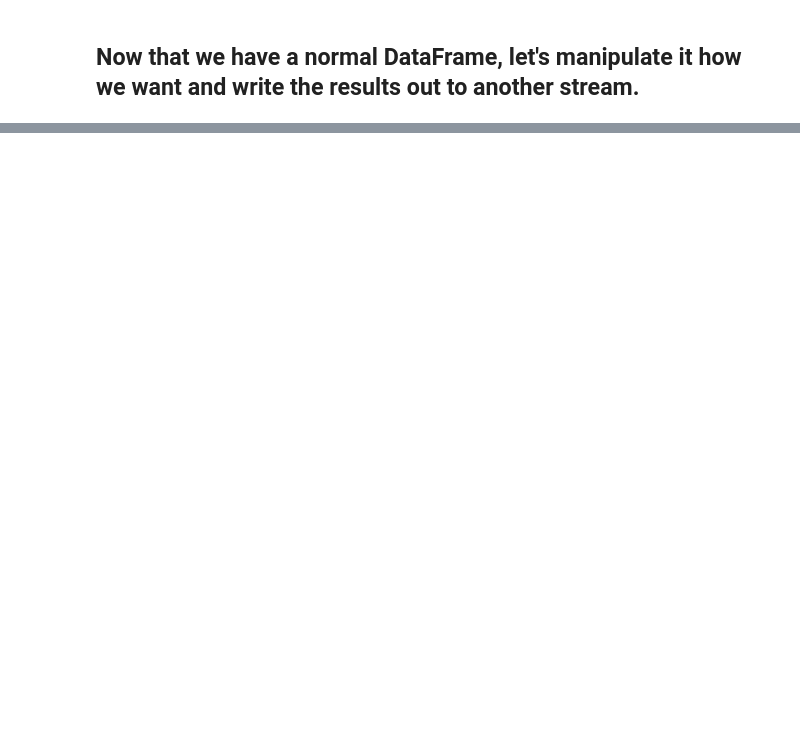
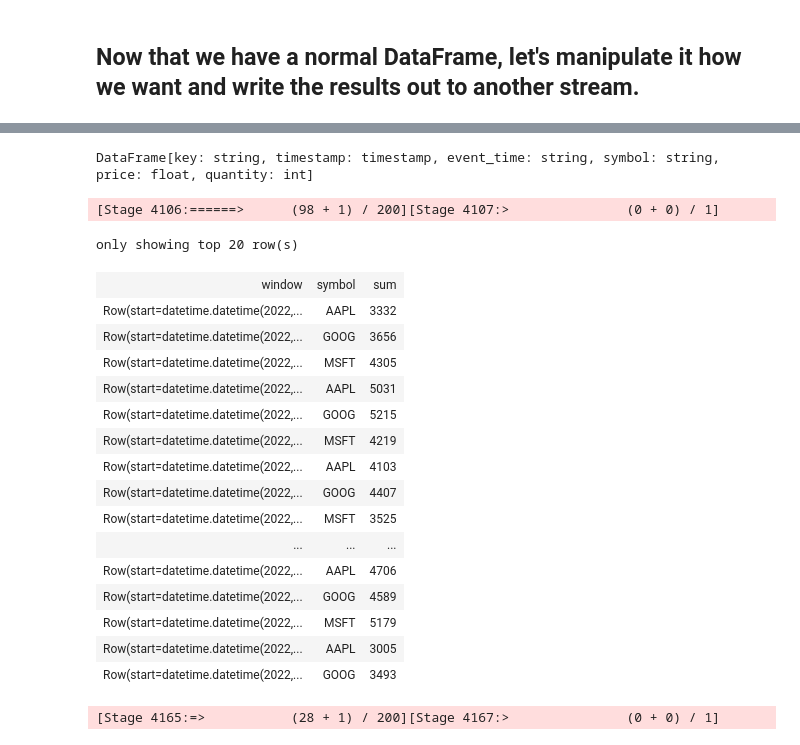
Before and after one commit to roitraining/kafka, a Jupyter notebook: ch02_spark_streaming/Spark-Streaming.ipynb, the cells around one changed output, grey strips where cells are left out. Cells and saved outputs as stored; diff of their text form; code cells hidden in the pictures; blank space fills up the shorter version.

```diff
--- a/ch02_spark_streaming/Spark-Streaming.ipynb
+++ b/ch02_spark_streaming/Spark-Streaming.ipynb
@@ -349,0 +365,34 @@ e7a1402b-f0b1-42d2-b6d0-a36d7f74d978
+# %%
+sliding_window = (df4.select("timestamp", "symbol","quantity")
+        .withWatermark("timestamp", "10 seconds")
+        .groupBy(window("timestamp", "30 seconds", "10 seconds").alias("window"), "symbol")
+        .agg(sum("quantity").alias("sum"))
+        )
+print(sliding_window)
+
+debug6 = write_memory(sliding_window, 'debug6')
+# %% [output]
+DataFrame[key: string, timestamp: timestamp, event_time: string, symbol: string, price: float, quantity: int]
+[Stage 4106:======>      (98 + 1) / 200][Stage 4107:>               (0 + 0) / 1]
+# %%
+%%sparksql
+select * from debug6 order by window desc, symbol limit 21
+# %% [output]
+only showing top 20 row(s)
+| window | symbol | sum |
+| Row(start=datetime.datetime(2022,... | AAPL | 3332 |
+| Row(start=datetime.datetime(2022,... | GOOG | 3656 |
+| Row(start=datetime.datetime(2022,... | MSFT | 4305 |
+| Row(start=datetime.datetime(2022,... | AAPL | 5031 |
+| Row(start=datetime.datetime(2022,... | GOOG | 5215 |
+| Row(start=datetime.datetime(2022,... | MSFT | 4219 |
+| Row(start=datetime.datetime(2022,... | AAPL | 4103 |
+| Row(start=datetime.datetime(2022,... | GOOG | 4407 |
+| Row(start=datetime.datetime(2022,... | MSFT | 3525 |
+| ... | ... | ... |
+| Row(start=datetime.datetime(2022,... | AAPL | 4706 |
+| Row(start=datetime.datetime(2022,... | GOOG | 4589 |
+| Row(start=datetime.datetime(2022,... | MSFT | 5179 |
+| Row(start=datetime.datetime(2022,... | AAPL | 3005 |
+| Row(start=datetime.datetime(2022,... | GOOG | 3493 |
+[Stage 4165:=>           (28 + 1) / 200][Stage 4167:>               (0 + 0) / 1]
```
Also changed, not shown: parts of 19 cells of this notebook, 2 other files.
